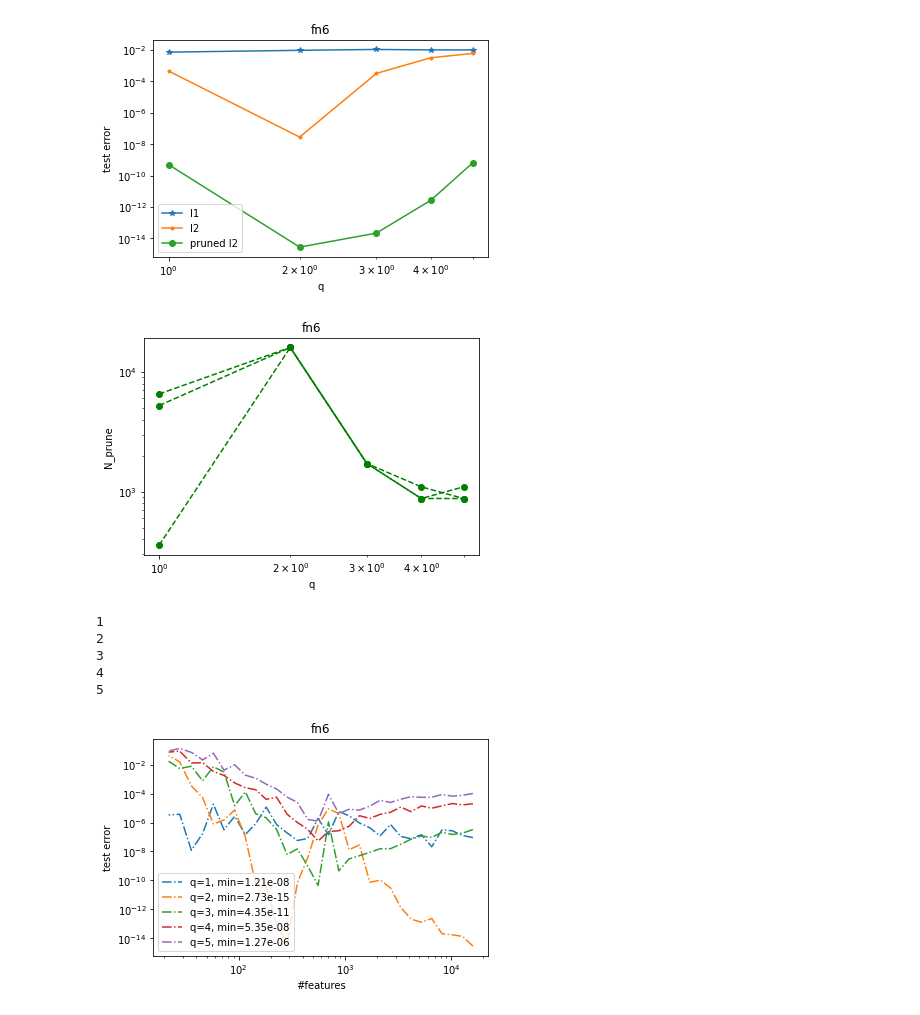
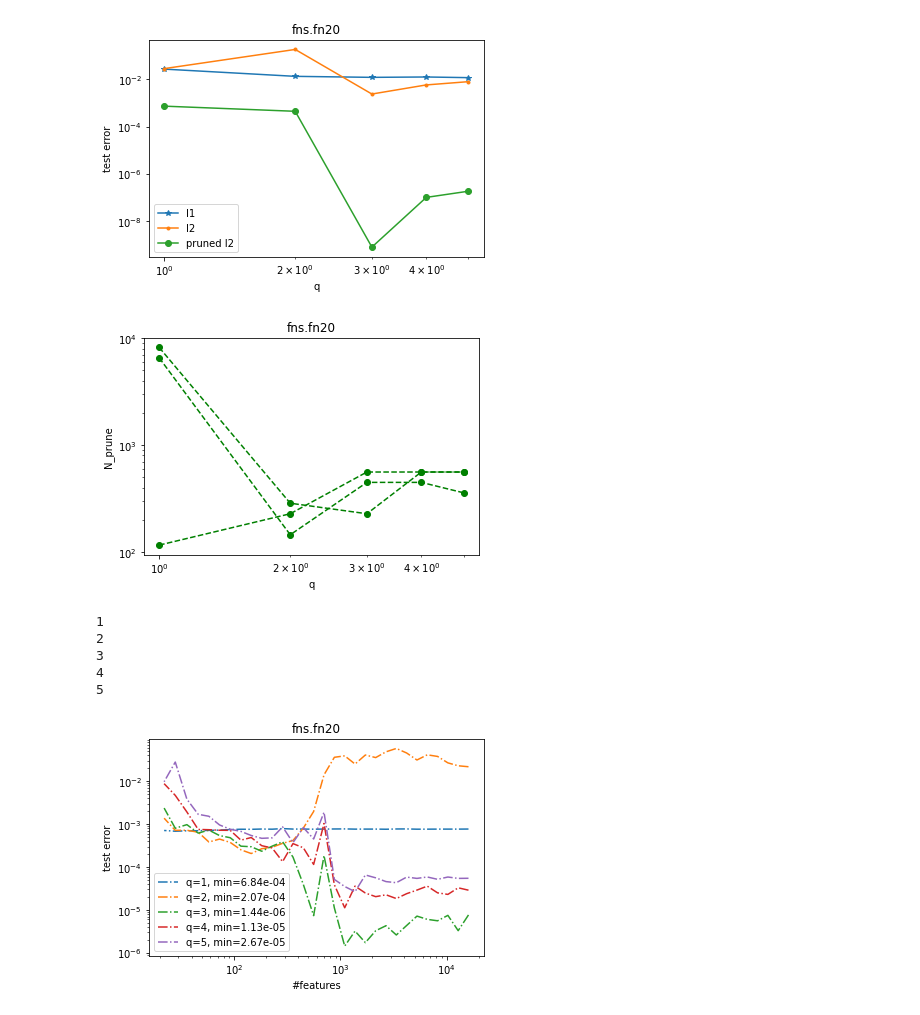
Before and after one commit to rhshi/sparse-rf, a Jupyter notebook: examples/polys/d5.ipynb, the cells around one changed output. Cells and saved outputs as stored; diff of their text form; code cells hidden in the pictures.

```diff
--- a/examples/polys/d5.ipynb
+++ b/examples/polys/d5.ipynb
@@ -53,9 +55,9 @@ N = 10000
 active = fourier
 
 ratio_train = 0.7
-qs = [1, 2, 3, 4, 5, 20, 100] if d == 100 else [1, 2, 3, 4, 5]
+qs = [1, 2, 3, 4, 5, 20, 100] if d == 100 else list(range(1, d+1))
 # %%
-func_dict = {"fn": [fn6], "name": ["fn6"]}
+func_dict = {"fn": [fns.fn20], "name": ["fns.fn20"]}
 for i in range(len(func_dict["fn"])):
     X_train, X_test, y_train, y_test, results_l1, results_l2, prune_result, w_result, w_length = test_perfomance(d, qs, N, m, func_dict["fn"][i], ratio_train, seeds=[13, 14, 15])
     plot_results(results_l1, results_l2, prune_result, w_result, func_dict["name"][i], d)
@@ -81,8 +83,8 @@ fn6, l2_prune: [4.959070921770494e-10, 2.7779774098468915e-15, 2.16240202761898e
-[figure, old version]
+[figure, new version]
-[figure, old version]
+[figure, new version]
 1
 2
 3
 4
 5
-[figure, old version]
+[figure, new version]
```
Also changed, not shown: parts of 2 cells of this notebook, 9 other files.
